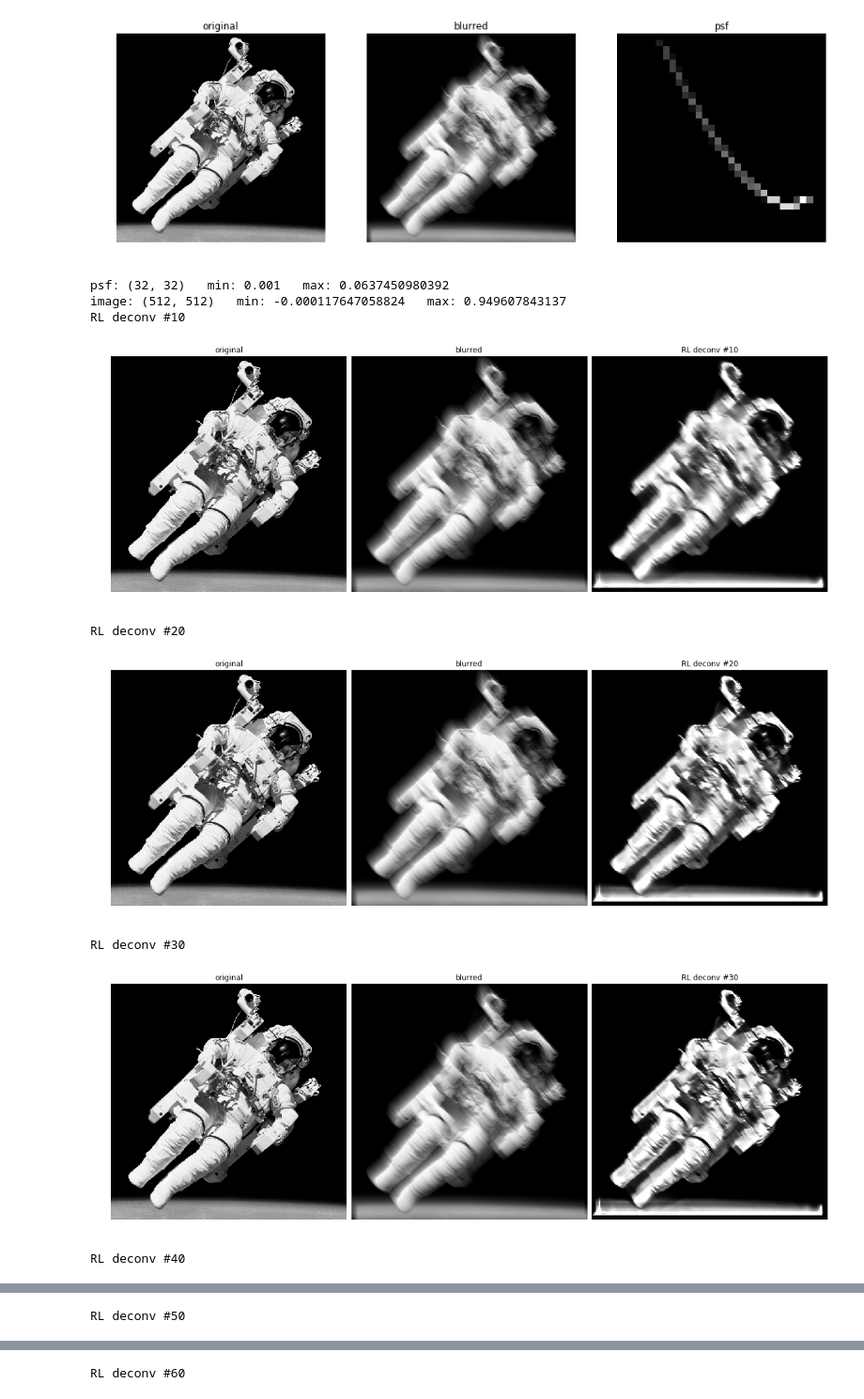
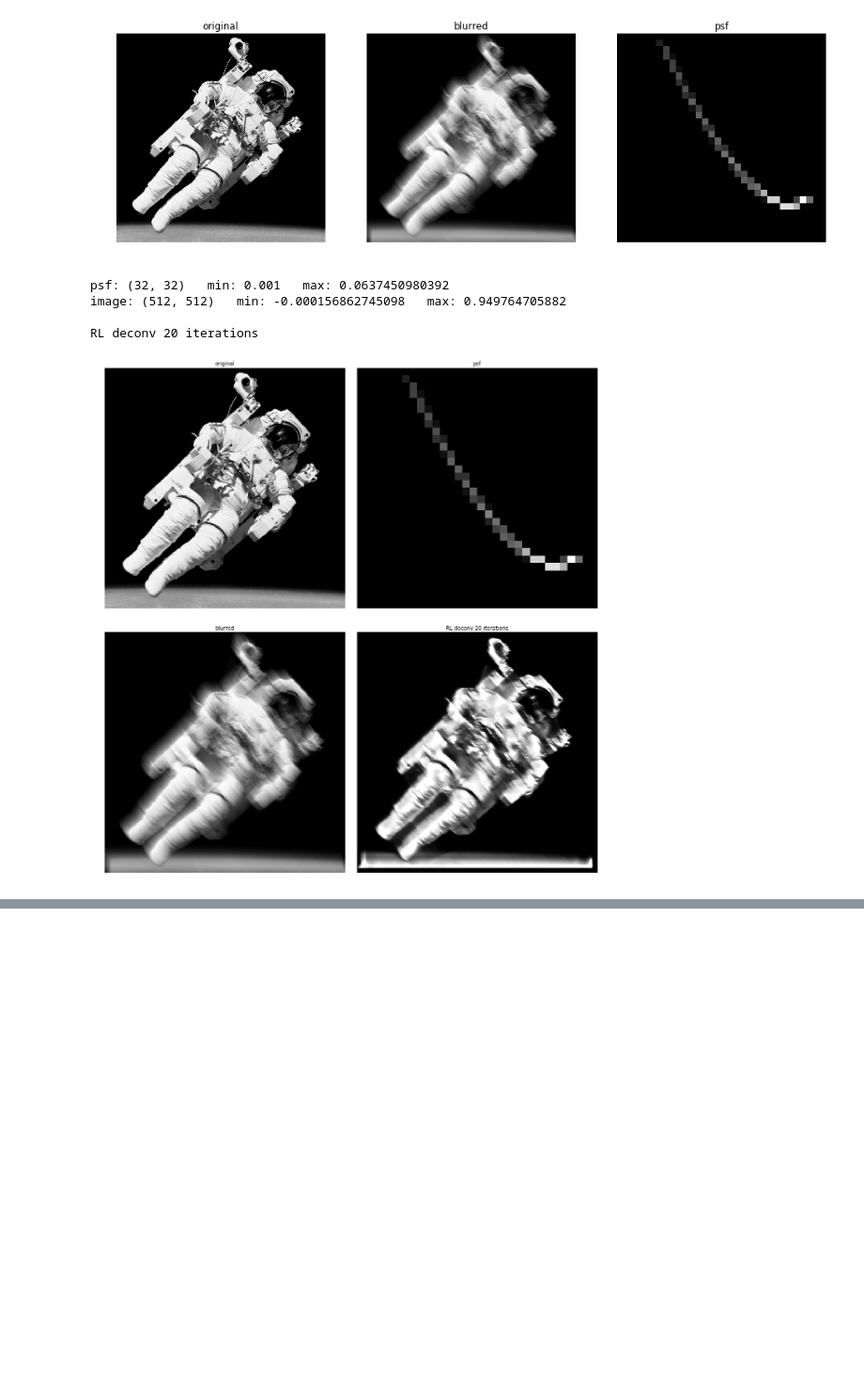
Before and after one commit to matteobrusa/convnet-deblur, a Jupyter notebook: deconv.ipynb, the cells around one changed output, grey strips where cells are left out. Shown at 94% size. Drawn from its saved outputs; the diff is of its cells as text; code cells hidden in the pictures; blank space fills up the shorter version.

```diff
--- a/deconv.ipynb
+++ b/deconv.ipynb
@@ -46,59 +46,75 @@ kernel: (32, 32)   min: 0.0   max: 0.0627450980392
 # %%
 import matplotlib.pyplot as plt
 from scipy.signal import convolve2d as conv2
 from skimage import color, data, restoration
 from pprint import pprint
 
 
+def showPics(pics):
+
+    plt.rcParams["figure.figsize"] = 16, 16
+    n= len(pics)
+
+    cols= 2
+    rows= int((n+1)/cols)
+
+    r= 1
+    c= 1
+    i= 1
+
+    for pic in pics:
+        if (c>cols):
+            c= 0
+            r+= 1
+
+        plt.subplot(rows, cols, i)
+        plt.imshow(pic[0])
+        plt.title(pic[1])
+
+        i+= 1
+        c+= 1
+        plt.axis('off')
+
+    plt.gray()
+    plt.subplots_adjust(wspace=0, hspace=0.1, top=1, bottom=0, left=0, right=1)
+    plt.show()
+
+    return
 
 psf = kernel + 0.001
 astro = blurred.astype(float).copy()
 
 
 #astro= color.rgb2gray(data.astronaut())
 #psf = np.ones((5, 5)) / 25
 
 astro= astro.copy() + (np.random.poisson(lam=25, size=astro.shape) - 10) / 25500.
 
 
 
 print ("psf:" , psf.shape , "  min:" , np.min(psf), "  max:" , np.max(psf))
 print ("image:" , astro.shape , "  min:" , np.min(astro), "  max:" , np.max(astro))
 
 
-for cycle in range(10,100,10):
+runs= 20
 
-    print ('RL deconv #' + str(cycle))
+print()
+print ('RL deconv ' + str(runs) + " iterations")
 
-    # Restore Image using Richardson-Lucy algorithm
-    deconv = restoration.richardson_lucy(astro, psf, iterations=cycle)
+# Restore Image using Richardson-Lucy algorithm
+deconv = restoration.richardson_lucy(astro, psf, iterations= runs)
 
-    fig, ax = plt.subplots(nrows=1, ncols=3, figsize=(16, 12))
-    plt.gray()
-
-    for a in (ax):
-        a.axis('off')
-
-    ax[0].imshow(original)
-    ax[0].set_title('original')
-
-    ax[1].imshow(astro)
-    ax[1].set_title('blurred')
-
-    ax[2].imshow(deconv)
-    ax[2].set_title('RL deconv #' + str(cycle))
+#fig, ax = plt.subplots(nrows=2, ncols=3, figsize=(16, 12))
 
 
-    fig.subplots_adjust(wspace=0.02, hspace=0.2,
-                        top=1.9, bottom=0.05, left=0, right=1)
-    plt.show()
+showPics([
+    [original, "original"],
+    [psf, "psf"],
+    [blurred, "blurred"],
+    [deconv, 'RL deconv ' + str(runs) + " iterations"]])
 # %% [output]
 psf: (32, 32)   min: 0.001   max: 0.0637450980392
-image: (512, 512)   min: -0.000117647058824   max: 0.949607843137
-RL deconv #10
+image: (512, 512)   min: -0.000156862745098   max: 0.949764705882
+
+RL deconv 20 iterations
-[figure, old version]
+[figure, new version]
-RL deconv #20
-[figure, removed]
-RL deconv #30
-[figure, removed]
-RL deconv #40
@@ -106 +120,0 @@ RL deconv #40
-RL deconv #50
@@ -108 +120,0 @@ RL deconv #50
-RL deconv #60
```
Also changed, not shown: parts of 1 cell of this notebook, 3 other files.
